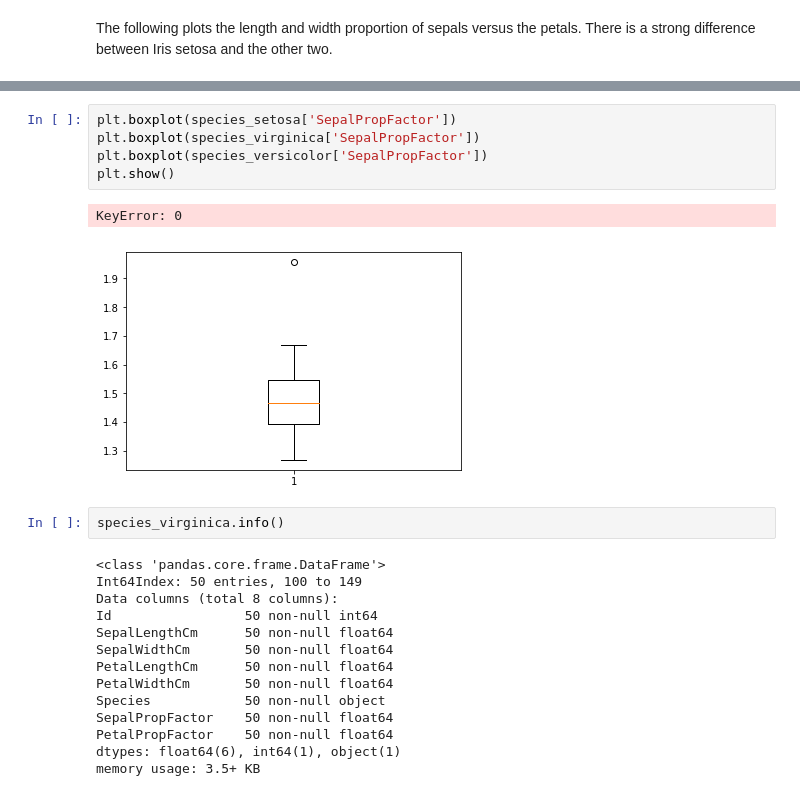
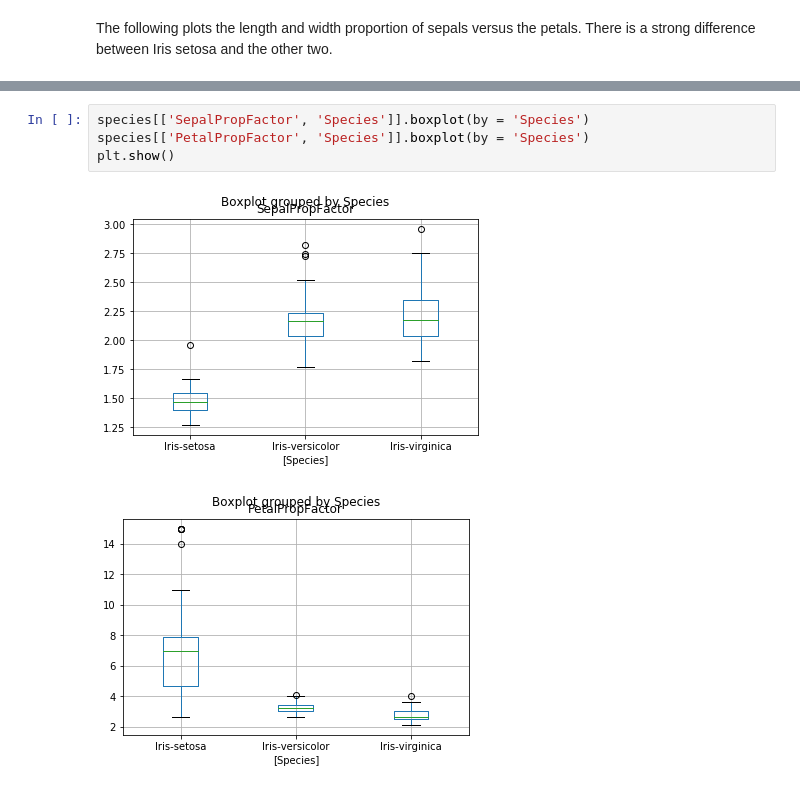
Before and after one commit to bdimas/prep, a Jupyter notebook: iris.ipynb, the cells around one changed output, grey strips where cells are left out. Cells and saved outputs as stored; diff of their text form.

```diff
--- a/iris.ipynb
+++ b/iris.ipynb
@@ -63,24 +56,7 @@ plt.show()
-# %%
-plt.boxplot(species_setosa['SepalPropFactor'])
-plt.boxplot(species_virginica['SepalPropFactor'])
-plt.boxplot(species_versicolor['SepalPropFactor'])
-plt.show()
-# %% [output]
-KeyError: 0
-[figure, removed]
-# %%
-species_virginica.info()
-# %% [output]
-<class 'pandas.core.frame.DataFrame'>
-Int64Index: 50 entries, 100 to 149
-Data columns (total 8 columns):
-Id                 50 non-null int64
-SepalLengthCm      50 non-null float64
-SepalWidthCm       50 non-null float64
-PetalLengthCm      50 non-null float64
-PetalWidthCm       50 non-null float64
-Species            50 non-null object
-SepalPropFactor    50 non-null float64
-PetalPropFactor    50 non-null float64
-dtypes: float64(6), int64(1), object(1)
-memory usage: 3.5+ KB
+# %%
+species[['SepalPropFactor', 'Species']].boxplot(by = 'Species')
+species[['PetalPropFactor', 'Species']].boxplot(by = 'Species')
+plt.show()
+# %% [output]
+[figure, added]
+[figure, added]
```
Also changed, not shown: parts of 1 cell of this notebook, 1 other file.
